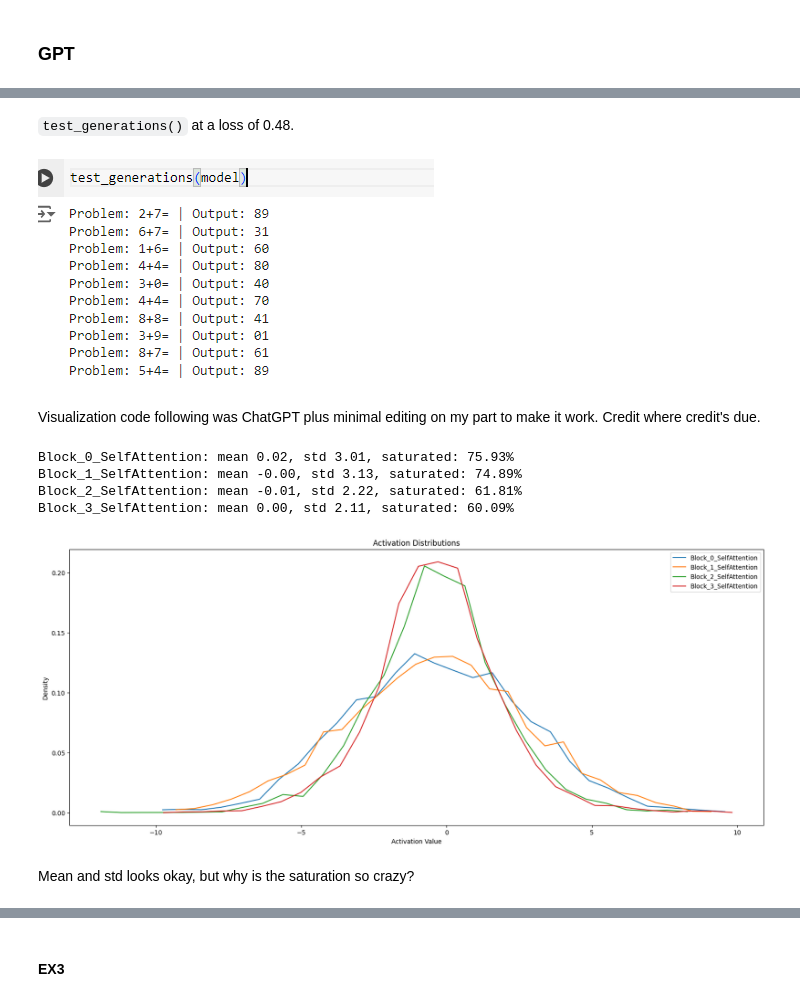
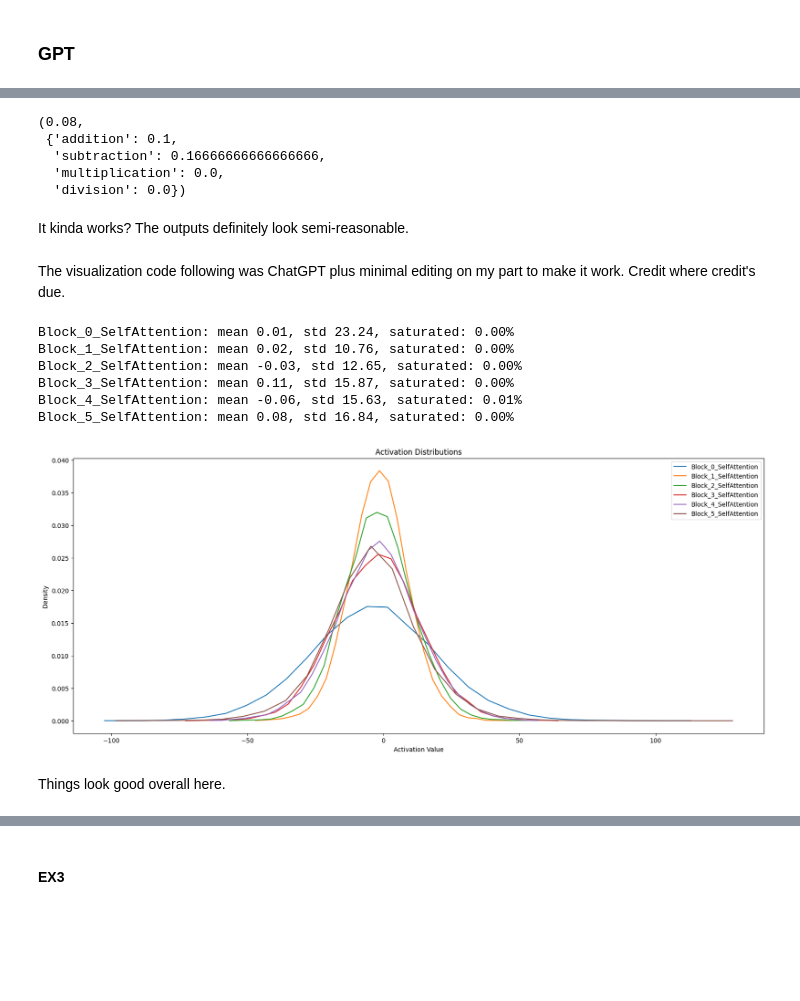
Before and after one commit to Vihaan3/Karpathy-Exercises, a Jupyter notebook: Karpathy_Exercises.ipynb, the cells around one changed output, grey strips where cells are left out. Saved outputs shown, nothing was run; the diff lists cells and outputs as text; code cells hidden in the pictures; blank space fills up the shorter version.

````diff
--- a/Karpathy_Exercises.ipynb
+++ b/Karpathy_Exercises.ipynb
@@ -740,3 +744,13 @@ def generate_addition_problem(digits=num_digits):
   if len(answer) < digits + 1:
     answer = '0'+answer
   return problem, answer[::-1]
+# %%
+def generate_subtraction_problem(digits=num_digits):
+    num_1 = random.randint(10**(digits-1), 10**digits - 1)
+    num_2 = random.randint(0, num_1)  # num_2 <= num_1 for now
+
+    problem = f"{num_1}-{num_2}="
+    answer = str(num_1 - num_2)
+    if len(answer) < digits + 1:
+        answer = '0' * ((digits+1) - len(answer)) + answer
+    return problem, answer[::-1]
@@ -755,0 +816,3 @@ problem, answer, encode_problem(problem, answer)
+# %%
+problem, answer = generate_multiplication_problem()
+problem, answer, encode_problem(problem, answer)
@@ -920,11 +998,33 @@ class GPTLanguageModel(nn.Module):
         return idx
 # %%
 # Test Function
-def test_generations(model, num_evals = 10):
+'''def test_generations(model, num_evals = 10):
   for i in range(num_evals):
-    problem, answer = generate_addition_problem()
+    if random.random() < 0.5:
+      problem, answer = generate_addition_problem()
+    else:
+      problem, answer = generate_subtraction_problem()
     problem_tensified, _ = encode_problem(problem, answer)
     out = model.generate(problem_tensified.unsqueeze(0).to(device))
     out = decode([int(x) for x in out[0].tolist()])[len(problem):]
     print(f"Problem: {problem} | Output: {out[:num_digits+1]}")
-    #print(f"Problem: {problem} | Output: {out[:num_digits+1][::-1]}")
+    #print(f"Problem: {problem} | Output: {out[:num_digits+1][::-1]}")'''
+
+def test_generations(model, num_evals=10):
+    operations = [
+        generate_addition_problem,
+        generate_subtraction_problem,
+        generate_multiplication_problem,
+        generate_division_problem,
+    ]
+
+    for _ in range(num_evals):
+        operation = random.choice(operations)
+        problem, answer = operation()
+
+        problem_tensified, _ = encode_problem(problem, answer)
+        out = model.generate(problem_tensified.unsqueeze(0).to(device))
+
+        out_decoded = decode([int(x) for x in out[0].tolist()])
+        out_answer = out_decoded[len(problem):len(problem) + num_digits + 1]
+        print(f"Problem: {problem} | Output: {out_answer}")
@@ -1002,9 +1133,15 @@ It kinda works? You can see some of the faulty logic that might need just a litt
-# %% [markdown]
-```test_generations()``` at a loss of 0.48.
-# %% [markdown]
-![image (7).png](embedded-picture-1)
+# %%
+evaluate_model_accuracy_by_type(model)
+# %% [output]
+(0.08,
+ {'addition': 0.1,
+  'subtraction': 0.16666666666666666,
+  'multiplication': 0.0,
+  'division': 0.0})
+# %% [markdown]
+It kinda works? The outputs definitely look semi-reasonable.
 # %% [markdown]
-Visualization code following was ChatGPT plus minimal editing on my part to make it work. Credit where credit's due.
+The visualization code following was ChatGPT plus minimal editing on my part to make it work. Credit where credit's due.
 # %%
 import matplotlib.pyplot as plt
 import torch
@@ -1024,41 +1161,45 @@ for i, block in enumerate(model.blocks):
     hooks.append(hook)
 
 # Test batch
 x_test, _ = get_batch()
 model.eval()
 with torch.no_grad():
     _ = model(x_test)
 
 # Plot histograms of activations
 plt.figure(figsize=(20, 8))  # Adjust size as needed
 legends = []
 for name, activation in activation_data.items():
     mean_act = activation.mean()
     std_act = activation.std()
-    saturated = (activation.abs() > 0.97).float().mean() * 100
+    #saturated = (activation.abs() > 0.97).float().mean() * 100
+    saturation_threshold = activation.abs().max() * 0.97
+    saturated = (activation.abs() > saturation_threshold).float().mean() * 100
     print(f"{name}: mean {mean_act:.2f}, std {std_act:.2f}, saturated: {saturated:.2f}%")
 
     # Compute histogram
     hy, hx = torch.histogram(activation, bins=30, density=True)
     plt.plot(hx[:-1], hy, label=name)
 
 plt.legend()
 plt.title("Activation Distributions")
 plt.xlabel("Activation Value")
 plt.ylabel("Density")
 plt.show()
 
 # Remove hooks after use
 for hook in hooks:
     hook.remove()
 # %% [output]
-Block_0_SelfAttention: mean 0.02, std 3.01, saturated: 75.93%
-Block_1_SelfAttention: mean -0.00, std 3.13, saturated: 74.89%
-Block_2_SelfAttention: mean -0.01, std 2.22, saturated: 61.81%
-Block_3_SelfAttention: mean 0.00, std 2.11, saturated: 60.09%
+Block_0_SelfAttention: mean 0.01, std 23.24, saturated: 0.00%
+Block_1_SelfAttention: mean 0.02, std 10.76, saturated: 0.00%
+Block_2_SelfAttention: mean -0.03, std 12.65, saturated: 0.00%
+Block_3_SelfAttention: mean 0.11, std 15.87, saturated: 0.00%
+Block_4_SelfAttention: mean -0.06, std 15.63, saturated: 0.01%
+Block_5_SelfAttention: mean 0.08, std 16.84, saturated: 0.00%
-[figure, old version]
+[figure, new version]
-# %% [markdown]
-Mean and std looks okay, but why is the saturation so crazy?
+# %% [markdown]
+Things look good overall here.
 # %%
 import matplotlib.pyplot as plt
 import torch
````
Also changed, not shown: parts of 19 cells of this notebook.
